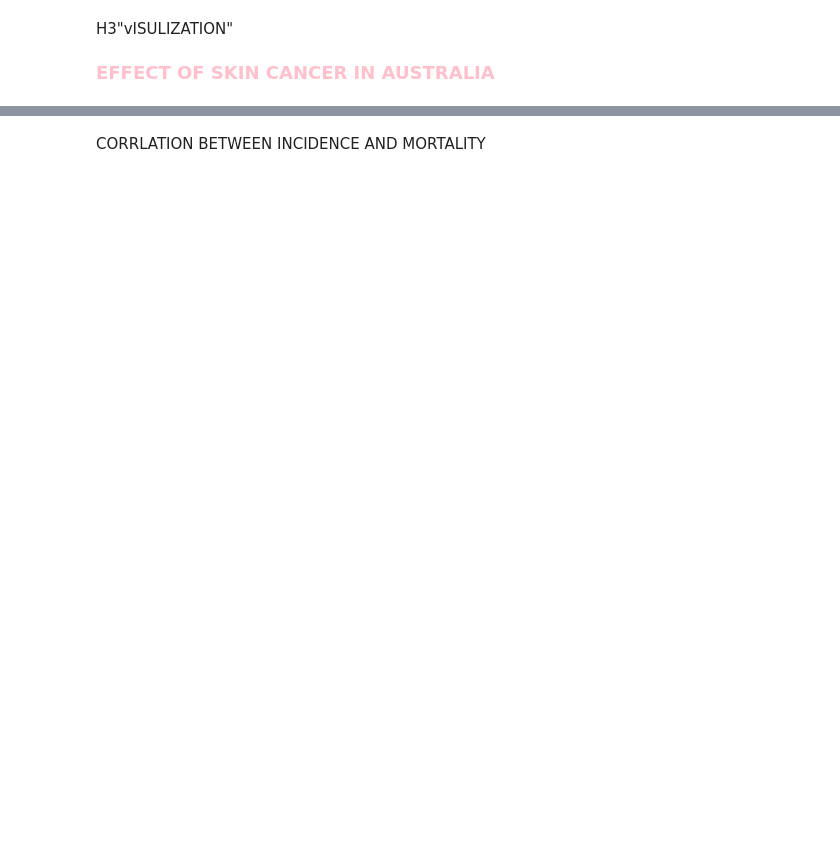
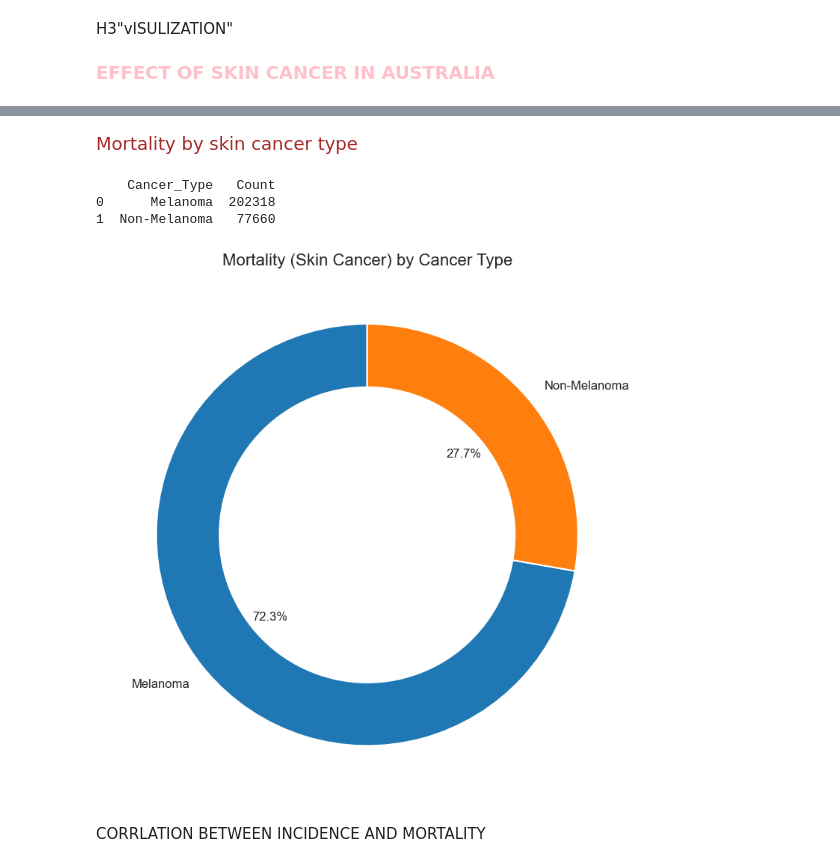
Before and after one commit to jee14k/ta30sunsmartbackend, a Jupyter notebook: wrangling/TA-30WRANGLING-1.ipynb, the cells around one changed output, grey strips where cells are left out. Cells and saved outputs as stored; diff of their text form; code cells hidden in the pictures; blank space fills up the shorter version.

```diff
--- a/wrangling/TA-30WRANGLING-1.ipynb
+++ b/wrangling/TA-30WRANGLING-1.ipynb
@@ -433,3 +554,41 @@ plt.show()
+# %% [markdown]
+<span style="color: brown ; font-size: 18px;">Mortality by skin cancer type
+# %%
+import matplotlib.pyplot as plt
+import pandas as pd
+
+# If not already computed, ensure that mortality_skin has a "Cancer_Type" column:
+mortality_skin["Cancer_Type"] = mortality_skin["Cancer group/site"].apply(
+    lambda x: "Non-Melanoma" if "non-melanoma" in x.lower() else "Melanoma"
+)
+
+# Group mortality_skin data by Cancer_Type and sum the "Count"
+mortality_by_type_skin = mortality_skin.groupby("Cancer_Type")["Count"].sum().reset_index()
+
+# Print the aggregated results (for verification)
+print(mortality_by_type_skin)
+
+# Create a donut chart for the mortality_skin data
+fig, ax = plt.subplots(figsize=(8, 8))
+wedges, texts, autotexts = ax.pie(
+    mortality_by_type_skin["Count"],
+    labels=mortality_by_type_skin["Cancer_Type"],
+    autopct='%1.1f%%',
+    startangle=90,
+    textprops={'fontsize': 12}
+)
+# Create the donut effect by adding a white circle in the center
+centre_circle = plt.Circle((0, 0), 0.70, fc='white')
+ax.add_artist(centre_circle)
+
+ax.set_title("Mortality (Skin Cancer) by Cancer Type", fontsize=16)
+plt.tight_layout()
+plt.show()
+# %% [output]
+    Cancer_Type   Count
+0      Melanoma  202318
+1  Non-Melanoma   77660
+[figure, added]
 # %% [markdown]
 CORRLATION BETWEEN INCIDENCE AND MORTALITY
 # %%
```
Also changed, not shown: parts of 12 cells of this notebook, 3 other files.
